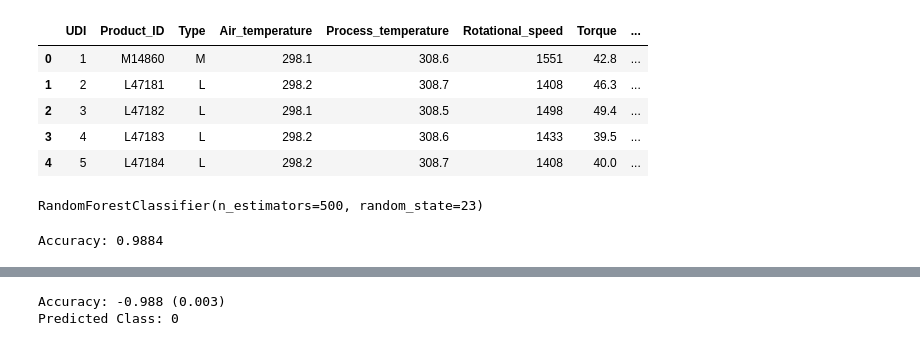
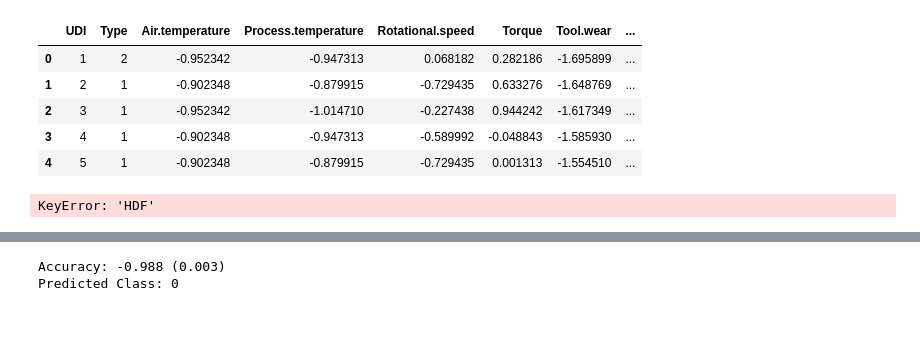
Before and after one commit to allysadallmann/Team-5-Group-Project, a Jupyter notebook: Random Forest Classification Model.ipynb, the cells around one changed output, grey strips where cells are left out. Drawn from its saved outputs; the diff is of its cells as text; code cells hidden in the pictures.

```diff
--- a/Random Forest Classification Model.ipynb
+++ b/Random Forest Classification Model.ipynb
@@ -5,10 +17,10 @@ import pandas as pd
 # %%
-df = pd.read_csv('~/DataScience/Project/raw_df.csv')
+df = pd.read_csv('clean_data_scaled.csv')
 df.head()
 # %% [output]
-|  | UDI | Product_ID | Type | Air_temperature | Process_temperature | Rotational_speed | Torque | ... |
-| 0 | 1 | M14860 | M | 298.1 | 308.6 | 1551 | 42.8 | ... |
-| 1 | 2 | L47181 | L | 298.2 | 308.7 | 1408 | 46.3 | ... |
-| 2 | 3 | L47182 | L | 298.1 | 308.5 | 1498 | 49.4 | ... |
-| 3 | 4 | L47183 | L | 298.2 | 308.6 | 1433 | 39.5 | ... |
-| 4 | 5 | L47184 | L | 298.2 | 308.7 | 1408 | 40.0 | ... |
+|  | UDI | Type | Air.temperature | Process.temperature | Rotational.speed | Torque | Tool.wear | ... |
+| 0 | 1 | 2 | -0.952342 | -0.947313 | 0.068182 | 0.282186 | -1.695899 | ... |
+| 1 | 2 | 1 | -0.902348 | -0.879915 | -0.729435 | 0.633276 | -1.648769 | ... |
+| 2 | 3 | 1 | -0.952342 | -1.014710 | -0.227438 | 0.944242 | -1.617349 | ... |
+| 3 | 4 | 1 | -0.902348 | -0.947313 | -0.589992 | -0.048843 | -1.585930 | ... |
+| 4 | 5 | 1 | -0.902348 | -0.879915 | -0.729435 | 0.001313 | -1.554510 | ... |
@@ -22,23 +30,16 @@ y = df['HDF']
 X = df[['Air_temperature', 'Rotational_speed']]
 
 X_train, X_test, y_train, y_test = train_test_split(X, y, random_state=0, shuffle=True)
+# %% [output]
+KeyError: 'HDF'
 # %%
-from sklearn.svm import SVC
-from sklearn.ensemble import RandomForestClassifier
-
 RFC = RandomForestClassifier(n_estimators=500, random_state=23)
 RFC.fit(X_train, y_train.values.ravel())
-# %% [output]
-RandomForestClassifier(n_estimators=500, random_state=23)
 # %%
-from sklearn.metrics import accuracy_score
-
 y_predict_RFC = RFC.predict(X_test)
 
 #compute accuracy and print it
 print("Accuracy:", metrics.accuracy_score(y_test, y_predict_RFC))
-# %% [output]
-Accuracy: 0.9884
 # %%
 #RFC Confusion Matrix
 
```
Also changed, not shown: parts of 9 cells of this notebook.
